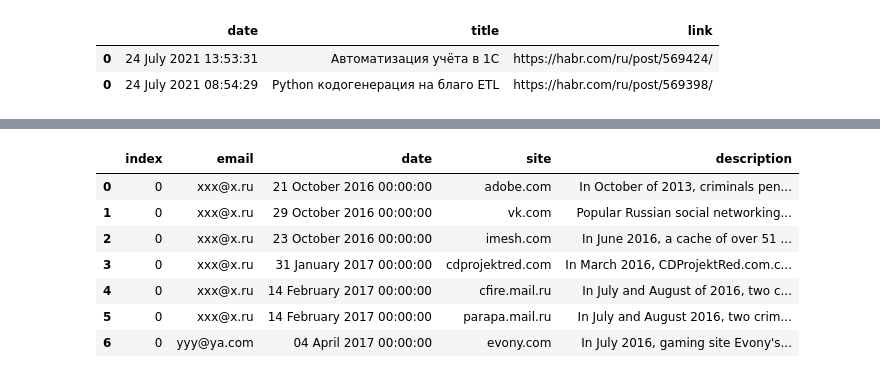
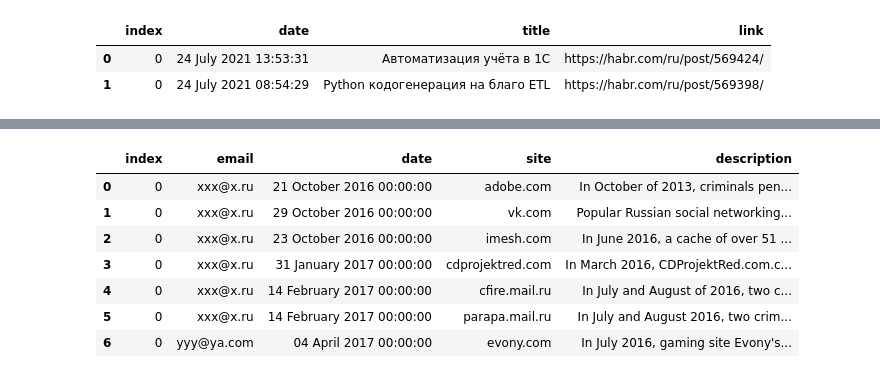
Before and after one commit to OlgaMoksh/DZ_Numpy_Pandas, a Jupyter notebook: 5 Parsing_and_API/Parsing.ipynb, the cells around one changed output, grey strips where cells are left out. Cells and saved outputs as stored; diff of their text form; code cells hidden in the pictures.

```diff
--- a/5 Parsing_and_API/Parsing.ipynb
+++ b/5 Parsing_and_API/Parsing.ipynb
@@ -48,37 +48,37 @@ for post in posts:
 
 
     for hub in hubs:
             hub_lower = hub.text.lower()
 
 
             # ищем вхождение хотя бы одного требуемого ключевого слова
             if any([hub_lower in keyword for keyword in KEYWORDS]):
 
 
             #извлекаем дату в заданном формате
                 date = pd.to_datetime(post.find('time').attrs.get('datetime'))
 
             #заголовок
                 title_element = post.find('a', class_='tm-article-snippet__title-link')
 
             #ссылка на статью
                 link = title_element.attrs.get('href')
 
             #формируем словарь структуры <дата> - <заголовок> - <ссылка>
                 row = ({'date': datetime.datetime.strftime(date,'%d %B %Y %H:%M:%S'),
                     'title': title_element.text, 'link': 'https://habr.com' + link})
 
             #вывод полного заголовка
                 pd.set_option('display.max_colwidth', None)
 
                 habr_posts = pd.concat([habr_posts, pd.DataFrame([row])])
 
 
-habr_posts
+habr_posts.reset_index()
 # %% [output]
-|  | date | title | link |
-| 0 | 24 July 2021 13:53:31 | Автоматизация учёта в 1С | https://habr.com/ru/post/569424/ |
-| 0 | 24 July 2021 08:54:29 | Python кодогенерация на благо ETL | https://habr.com/ru/post/569398/ |
+|  | index | date | title | link |
+| 0 | 0 | 24 July 2021 13:53:31 | Автоматизация учёта в 1С | https://habr.com/ru/post/569424/ |
+| 1 | 0 | 24 July 2021 08:54:29 | Python кодогенерация на благо ETL | https://habr.com/ru/post/569398/ |
 # %%
 #Дополнительная часть (необязательная)
 
```
